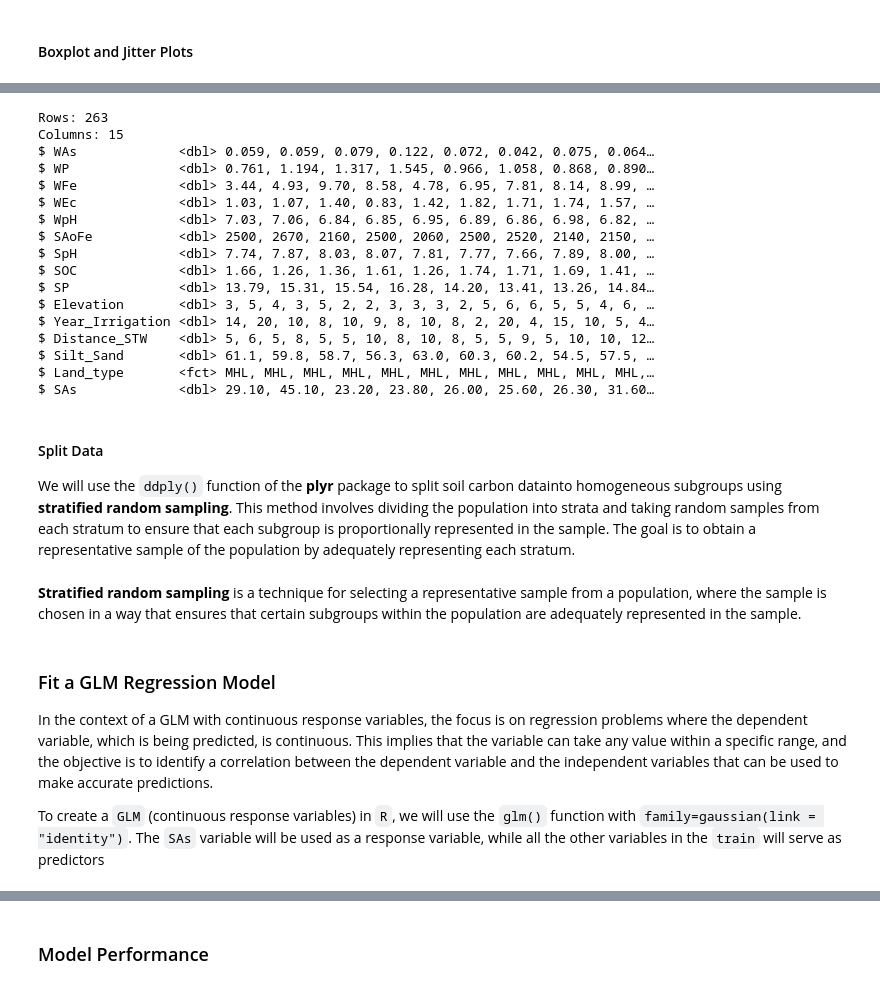
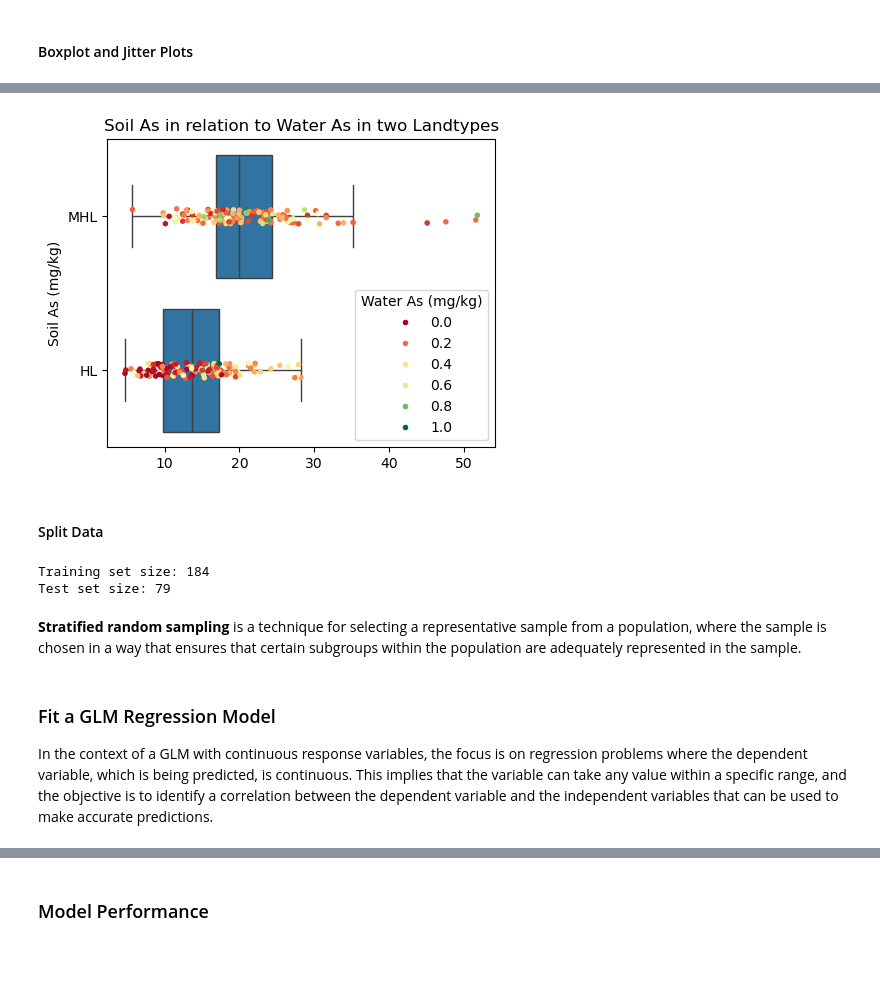
Before and after one commit to zia207/python-colab, a Jupyter notebook: NoteBook/Advance_Regression/01_Generalized_Linear_Models/02-01-01-glm-regression-python.ipynb, the cells around one changed output, grey strips where cells are left out. Drawn from its saved outputs; the diff is of its cells as text; code cells hidden in the pictures; blank space fills up the shorter version.

```diff
--- a/NoteBook/Advance_Regression/01_Generalized_Linear_Models/02-01-01-glm-regression-python.ipynb
+++ b/NoteBook/Advance_Regression/01_Generalized_Linear_Models/02-01-01-glm-regression-python.ipynb
@@ -573,43 +498,0 @@ We will create a new feature (Sand_Silt) by adding soil Silt and Sand percentage
-# %%
-%%R
-df <- mf |>
-  # select variables
-  dplyr::select (WAs, WP, WFe,
-                WEc, WpH, SAoFe, SpH, SOC,
-                Sand, Silt, SP, Elevation,
-                Year_Irrigation, Distance_STW,
-                Land_type, SAs) |>
-   # convert to factor
-   dplyr::mutate_at(vars(Land_type), funs(factor))  |>
-   # create a variable
-   dplyr::mutate (Silt_Sand = Silt+Sand)  |>
-   # drop two variables
-   dplyr::select(-c(Silt,Sand)) |>
-   # relocate or organized variable
-   dplyr::relocate(SAs, .after=Silt_Sand) |>
-   dplyr::relocate(Land_type, .after=Silt_Sand) |>
-   # normalize the all numerical features
-   #dplyr::mutate_at(1:13,  funs((.-min(.))/max(.-min(.)))) |>
-   glimpse()
-# %% [output]
-Rows: 263
-Columns: 15
-$ WAs             <dbl> 0.059, 0.059, 0.079, 0.122, 0.072, 0.042, 0.075, 0.064…
-$ WP              <dbl> 0.761, 1.194, 1.317, 1.545, 0.966, 1.058, 0.868, 0.890…
-$ WFe             <dbl> 3.44, 4.93, 9.70, 8.58, 4.78, 6.95, 7.81, 8.14, 8.99, …
-$ WEc             <dbl> 1.03, 1.07, 1.40, 0.83, 1.42, 1.82, 1.71, 1.74, 1.57, …
-$ WpH             <dbl> 7.03, 7.06, 6.84, 6.85, 6.95, 6.89, 6.86, 6.98, 6.82, …
-$ SAoFe           <dbl> 2500, 2670, 2160, 2500, 2060, 2500, 2520, 2140, 2150, …
-$ SpH             <dbl> 7.74, 7.87, 8.03, 8.07, 7.81, 7.77, 7.66, 7.89, 8.00, …
-$ SOC             <dbl> 1.66, 1.26, 1.36, 1.61, 1.26, 1.74, 1.71, 1.69, 1.41, …
-$ SP              <dbl> 13.79, 15.31, 15.54, 16.28, 14.20, 13.41, 13.26, 14.84…
-$ Elevation       <dbl> 3, 5, 4, 3, 5, 2, 2, 3, 3, 3, 2, 5, 6, 6, 5, 5, 4, 6, …
-$ Year_Irrigation <dbl> 14, 20, 10, 8, 10, 9, 8, 10, 8, 2, 20, 4, 15, 10, 5, 4…
-$ Distance_STW    <dbl> 5, 6, 5, 8, 5, 5, 10, 8, 10, 8, 5, 5, 9, 5, 10, 10, 12…
-$ Silt_Sand       <dbl> 61.1, 59.8, 58.7, 56.3, 63.0, 60.3, 60.2, 54.5, 57.5, …
-$ Land_type       <fct> MHL, MHL, MHL, MHL, MHL, MHL, MHL, MHL, MHL, MHL, MHL,…
-$ SAs             <dbl> 29.10, 45.10, 23.20, 23.80, 26.00, 25.60, 26.30, 31.60…
-# %% [markdown]
-#### Split Data
-
-We will use the `ddply()` function of the **plyr** package to split soil carbon datainto homogeneous subgroups using **stratified random sampling**. This method involves dividing the population into strata and taking random samples from each stratum to ensure that each subgroup is proportionally represented in the sample. The goal is to obtain a representative sample of the population by adequately representing each stratum.
@@ -625,8 +501,37 @@ test = ddply(df, .(Land_type),
+# %%
+# Boxplot with jitter
+
+import seaborn as sns
+import matplotlib.pyplot as plt
+
+plt.figure(figsize=(5, 4))
+sns.boxplot(y='Land_type', x='SAs', data=df, flierprops={'marker': 'None'})
+sns.stripplot(y='Land_type', x='SAs', hue='WAs', size=4, data=df, jitter=0.05, palette='RdYlGn')
+plt.title('Soil As in relation to Water As in two Landtypes')
+plt.xlabel('')
+plt.ylabel('Soil As (mg/kg)')
+plt.legend(title='Water As (mg/kg)')
+plt.gca().invert_yaxis()  # Flip to match R's coord_flip
+plt.show()
+# %% [output]
+[figure, added]
+# %% [markdown]
+#### Split Data
+# %%
+# Stratified sampling
+np.random.seed(11076)
+tr_prop = 0.7
+train = df.groupby('Land_type').apply(lambda x: x.sample(frac=tr_prop, random_state=101)).reset_index(drop=True)
+test = df.drop(train.index).reset_index(drop=True)
+
+print(f"Training set size: {len(train)}")
+print(f"Test set size: {len(test)}")
+# %% [output]
+Training set size: 184
+Test set size: 79
 # %% [markdown]
 **Stratified random sampling** is a technique for selecting a representative sample from a population, where the sample is chosen in a way that ensures that certain subgroups within the population are adequately represented in the sample.
 # %% [markdown]
 ### Fit a GLM Regression Model
 
 In the context of a GLM with continuous response variables, the focus is on regression problems where the dependent variable, which is being predicted, is continuous. This implies that the variable can take any value within a specific range, and the objective is to identify a correlation between the dependent variable and the independent variables that can be used to make accurate predictions.
-
-To create a `GLM` (continuous response variables) in `R`, we will use the `glm()` function with `family=gaussian(link = "identity")`. The `SAs` variable will be used as a response variable, while all the other variables in the `train` will serve as predictors
```
Also changed, not shown: parts of 129 cells of this notebook.
